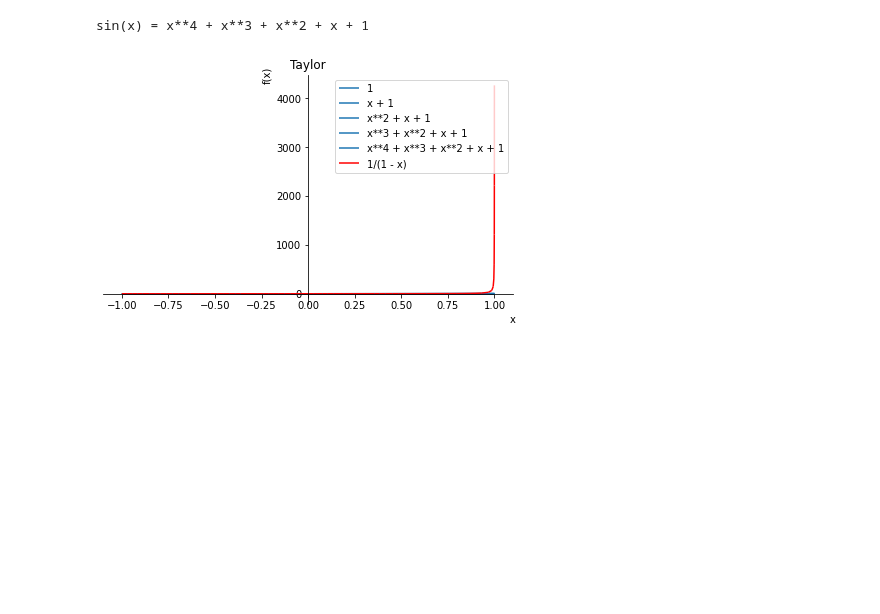
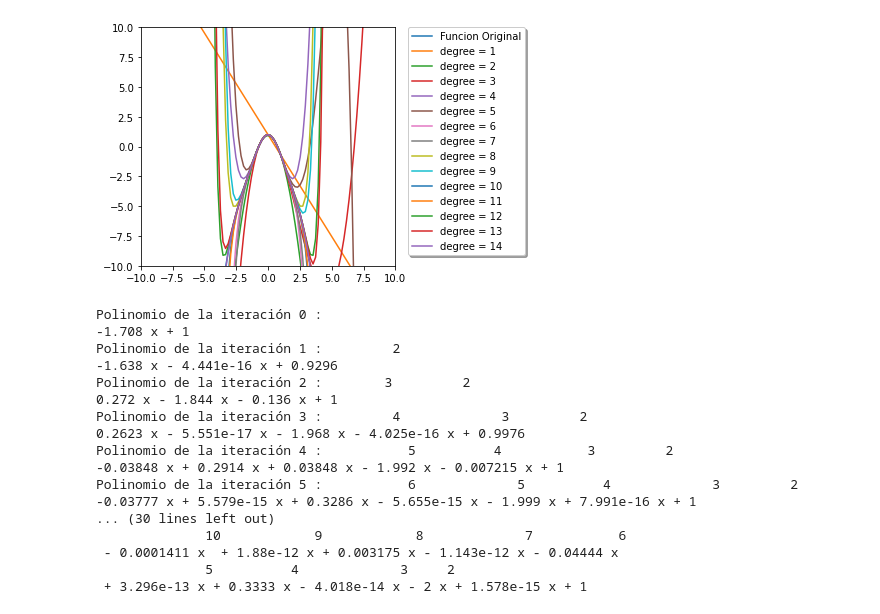
Before and after one commit to jpablo-ortiz/Analisis_Numerico_1057_2130, a Jupyter notebook: Talleres/Taller 1/Taylor.ipynb, the cells around one changed output. Drawn from its saved outputs; the diff is of its cells as text; code cells hidden in the pictures; blank space fills up the shorter version.

```diff
--- a/Talleres/Taller 1/Taylor.ipynb
+++ b/Talleres/Taller 1/Taylor.ipynb
@@ -26,22 +0,0 @@ def graficar(polinomios, funcionReal):
-# %%
-def taylor(function, x0, n):
-    """
-    El parámetro "function" es nuestra función que queremos aplicar taylor
-    "x0" es el punto donde aproximar
-    "n" es el orden de aproximación
-    """
-    return function.series(x, x0, n).removeO()
-
-def graficarTaylor(function, x0, n):
-    polinomioHistory = []
-    for i in range(1, n + 1):
-        polinomioHistory.append(taylor(function, x0, i))
-    graficar(polinomioHistory, function)
-# %%
-function = 1/(1-x)
-print('1/(1-x) =', taylor(function, 0, 5))
-
-graficarTaylor(function, 0, 5)
-# %% [output]
-sin(x) = x**4 + x**3 + x**2 + x + 1
-[figure, removed]
@@ -47,0 +95,48 @@ sin(x) = x**4 + x**3 + x**2 + x + 1
+# %%
+def taylor(funcion, valorX, x0, x1):
+    x = np.linspace(x0, x1, num=100)
+    plt.plot(x, a_fx(x), label="Funcion Original")
+
+    history = []
+    for degree in np.arange(1, 15):
+        sin_taylor = approximate_taylor_polynomial(funcion, 0, degree, 1,)
+        plt.plot(x, sin_taylor(x), label=f"degree = {degree}")
+        history.append(sin_taylor)
+
+    valoresY = []
+    for xi in x:
+        valoresY.append(funcion(xi))
+
+    plt.legend(bbox_to_anchor=(1.05, 1), loc='upper left', borderaxespad=0.0, shadow=True)
+    plt.tight_layout()
+    plt.axis([x0, x1, -10, 10])
+    plt.show()
+
+    return history
+# %%
+TOL = [10e-8, 10e-16, 10e-32, 10e-56]
+configuracionEpPr(TOL)
+
+polinomios = taylor(a_fx, 1, -10, 10)
+
+for i, p in enumerate(polinomios):
+    print("Polinomio de la iteración " + str(i) + " : \n" + str(p))
+# %% [output]
+[figure, added]
+Polinomio de la iteración 0 :
+-1.708 x + 1
+Polinomio de la iteración 1 :         2
+-1.638 x - 4.441e-16 x + 0.9296
+Polinomio de la iteración 2 :        3         2
+0.272 x - 1.844 x - 0.136 x + 1
+Polinomio de la iteración 3 :         4             3         2
+0.2623 x - 5.551e-17 x - 1.968 x - 4.025e-16 x + 0.9976
+Polinomio de la iteración 4 :           5          4           3         2
+-0.03848 x + 0.2914 x + 0.03848 x - 1.992 x - 0.007215 x + 1
+Polinomio de la iteración 5 :           6             5          4             3         2
+-0.03777 x + 5.579e-15 x + 0.3286 x - 5.655e-15 x - 1.999 x + 7.991e-16 x + 1
+... (30 lines left out)
+              10            9            8             7           6
+ - 0.0001411 x  + 1.88e-12 x + 0.003175 x - 1.143e-12 x - 0.04444 x
+              5          4             3     2
+ + 3.296e-13 x + 0.3333 x - 4.018e-14 x - 2 x + 1.578e-15 x + 1
```
Also changed, not shown: parts of 7 cells of this notebook, 3 other files.
